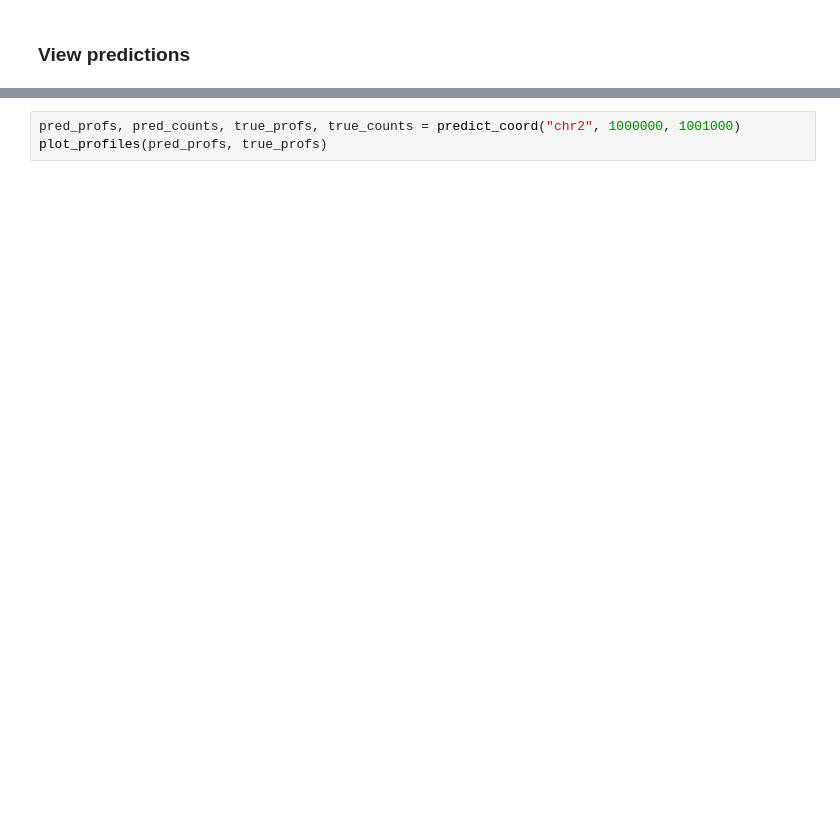
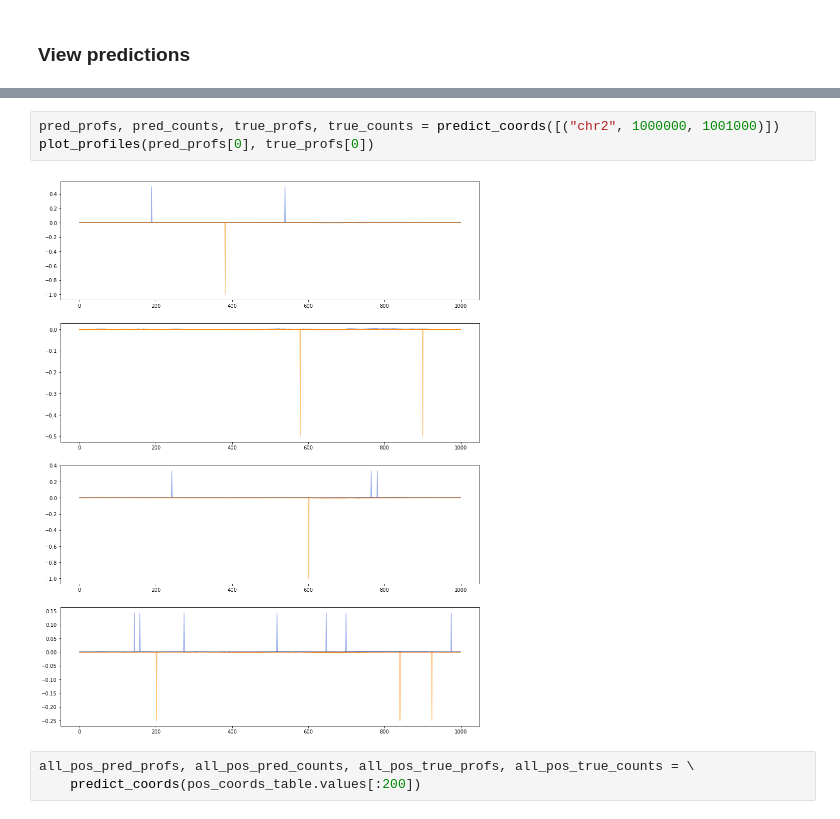
Before and after one commit to kundajelab/neural_motif_discovery, a Jupyter notebook: notebooks/predict_profiles.ipynb, the cells around one changed output, grey strips where cells are left out. Drawn from its saved outputs; the diff is of its cells as text; blank space fills up the shorter version.

```diff
--- a/notebooks/predict_profiles.ipynb
+++ b/notebooks/predict_profiles.ipynb
@@ -266,3 +361,8 @@ plot_profiles(pred_profs, true_profs, title="Multi-task SPI1 profile prediction
 # %%
-pred_profs, pred_counts, true_profs, true_counts = predict_coord("chr2", 1000000, 1001000)
-plot_profiles(pred_profs, true_profs)
+pred_profs, pred_counts, true_profs, true_counts = predict_coords([("chr2", 1000000, 1001000)])
+plot_profiles(pred_profs[0], true_profs[0])
+# %% [output]
+[figure, added]
+# %%
+all_pos_pred_profs, all_pos_pred_counts, all_pos_true_profs, all_pos_true_counts = \
+    predict_coords(pos_coords_table.values[:200])
```
Also changed, not shown: parts of 17 cells of this notebook, 6 other files.
